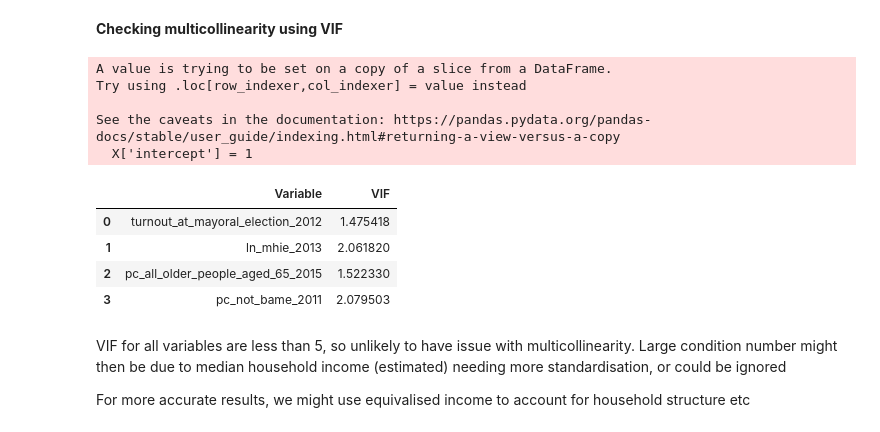
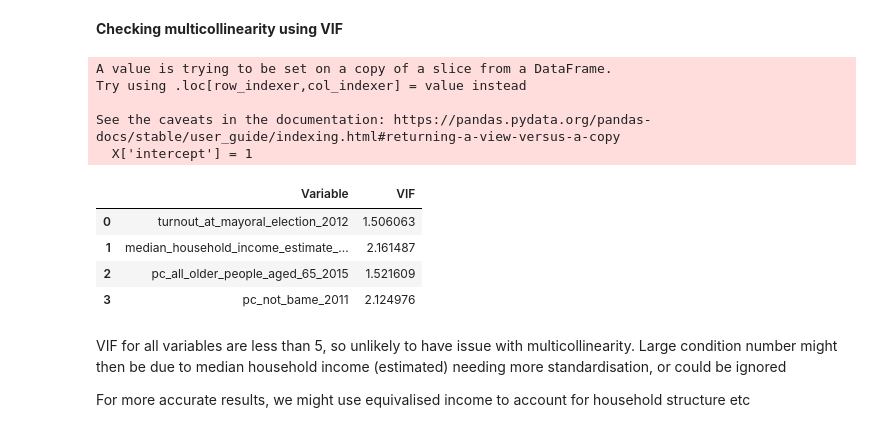
Before and after one commit to mindalyn22/QM-group-project, a Jupyter notebook: summary_bame_multireg.ipynb, the cells around one changed output. Saved outputs shown, nothing was run; the diff lists cells and outputs as text; code cells hidden in the pictures.

```diff
--- a/summary_bame_multireg.ipynb
+++ b/summary_bame_multireg.ipynb
@@ -91,10 +93,11 @@ df.plot(kind='scatter', x='%_not_bame_2011', y='turnout_at_mayoral_election_2012
 [figure]
 # %%
 # visualize the relationship between the features and the response using scatterplots
-import math
-df['ln_mhie_2013'] = df['median_household_income_estimate_2012_13'].transform(lambda x: math.log(x))
-fig, axs = plt.subplots(1, 3, sharey=True)
-df.plot(kind='scatter', x='ln_mhie_2013', y='turnout_at_mayoral_election_2012', ax=axs[0], figsize=(16, 8))
-df.plot(kind='scatter', x='%_all_older_people_aged_65_2015', y='turnout_at_mayoral_election_2012', ax=axs[1])
-df.plot(kind='scatter', x='%_not_bame_2011', y='turnout_at_mayoral_election_2012', ax=axs[2])
+# import math
+# df['ln_mhie_2013'] = df['median_household_income_estimate_2012_13'].transform(lambda x: math.log(x))
+# fig, axs = plt.subplots(1, 3, sharey=True)
+# df.plot(kind='scatter', x='ln_mhie_2013', y='turnout_at_mayoral_election_2012', ax=axs[0], figsize=(16, 8))
+# df.plot(kind='scatter', x='%_all_older_people_aged_65_2015', y='turnout_at_mayoral_election_2012', ax=axs[1])
+# df.plot(kind='scatter', x='%_not_bame_2011', y='turnout_at_mayoral_election_2012', ax=axs[2])
+# plt.savefig('output/scatterplot_multivar.png', dpi=300, transparent=True)
 # %% [output]
@@ -172,30 +183,30 @@ p-value (Prob (F-Statistic)) is less than 0.05.
 # %%
 from statsmodels.stats.outliers_influence import variance_inflation_factor
 def compute_vif(considered_features):
 
     X = df[considered_features]
     # the calculation of variance inflation requires a constant
     X['intercept'] = 1
 
     # create dataframe to store vif values
     vif = pd.DataFrame()
     vif["Variable"] = X.columns
     vif["VIF"] = [variance_inflation_factor(X.values, i) for i in range(X.shape[1])]
     vif = vif[vif['Variable']!='intercept']
     return vif
 
-compute_vif(['turnout_at_mayoral_election_2012','ln_mhie_2013','pc_all_older_people_aged_65_2015', 'pc_not_bame_2011'])
+compute_vif(['turnout_at_mayoral_election_2012','median_household_income_estimate_2012_13_pow','pc_all_older_people_aged_65_2015', 'pc_not_bame_2011'])
 # %% [output]
 A value is trying to be set on a copy of a slice from a DataFrame.
 Try using .loc[row_indexer,col_indexer] = value instead
 
 See the caveats in the documentation: https://pandas.pydata.org/pandas-docs/stable/user_guide/indexing.html#returning-a-view-versus-a-copy
   X['intercept'] = 1
 |  | Variable | VIF |
-| 0 | turnout_at_mayoral_election_2012 | 1.475418 |
-| 1 | ln_mhie_2013 | 2.061820 |
-| 2 | pc_all_older_people_aged_65_2015 | 1.522330 |
-| 3 | pc_not_bame_2011 | 2.079503 |
+| 0 | turnout_at_mayoral_election_2012 | 1.506063 |
+| 1 | median_household_income_estimate_... | 2.161487 |
+| 2 | pc_all_older_people_aged_65_2015 | 1.521609 |
+| 3 | pc_not_bame_2011 | 2.124976 |
 # %% [markdown]
 VIF for all variables are less than 5, so unlikely to have issue with multicollinearity. Large condition number might then be due to median household income (estimated) needing more standardisation, or could be ignored
 
```
Also changed, not shown: parts of 19 cells of this notebook.
